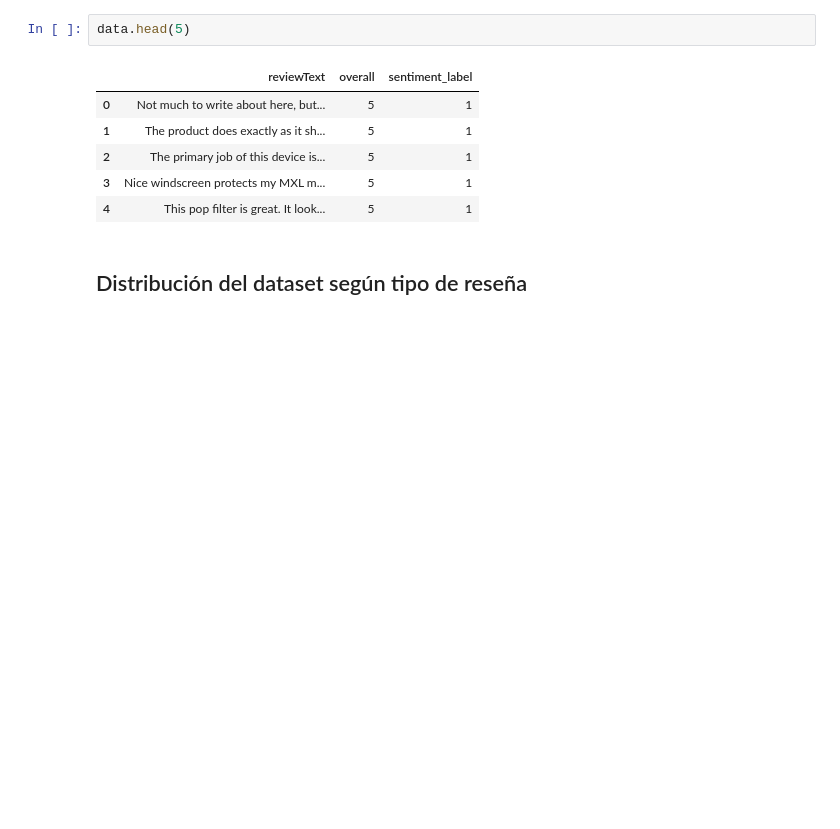
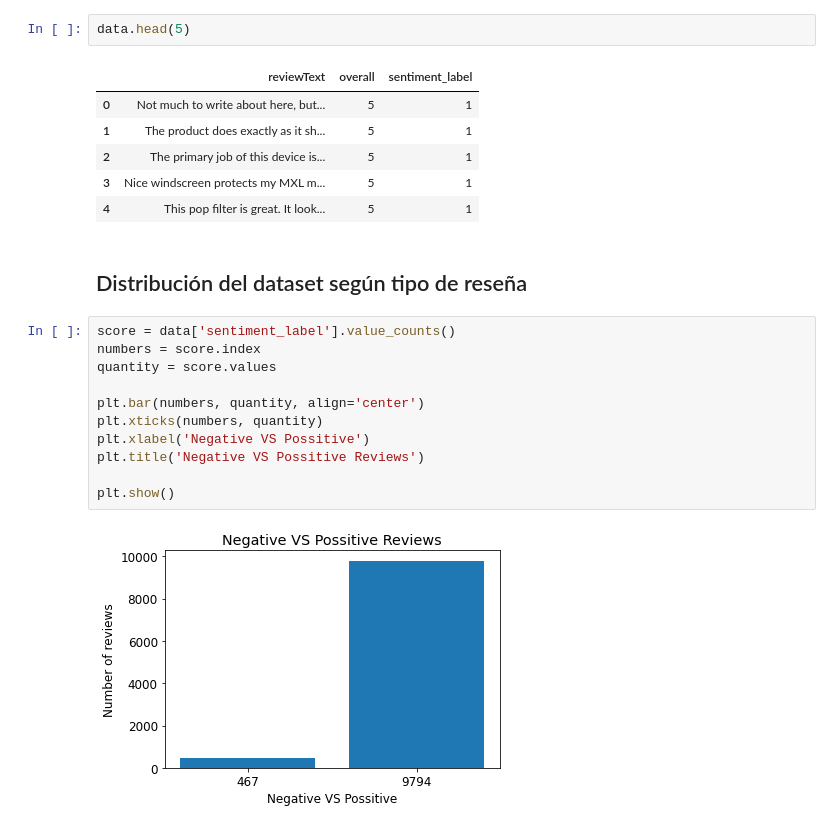
Before and after one commit to IrenaVent/11-NLP, a Jupyter notebook: 01-analisis-exploratiorio.ipynb, the cells around one changed output. Saved outputs shown, nothing was run; the diff lists cells and outputs as text; blank space fills up the shorter version.

Commit message:
add: data plot

```diff
--- a/01-analisis-exploratiorio.ipynb
+++ b/01-analisis-exploratiorio.ipynb
@@ -167,3 +167,16 @@ data.head(5)
 | 4 | This pop filter is great. It look... | 5 | 1 |
 # %% [markdown]
 ## Distribución del dataset según tipo de reseña
+# %%
+score = data['sentiment_label'].value_counts()
+numbers = score.index
+quantity = score.values
+
+plt.bar(numbers, quantity, align='center')
+plt.xticks(numbers, quantity)
+plt.xlabel('Negative VS Possitive')
+plt.title('Negative VS Possitive Reviews')
+
+plt.show()
+# %% [output]
+[figure, added]
```
Also changed, not shown: parts of 1 cell of this notebook.
